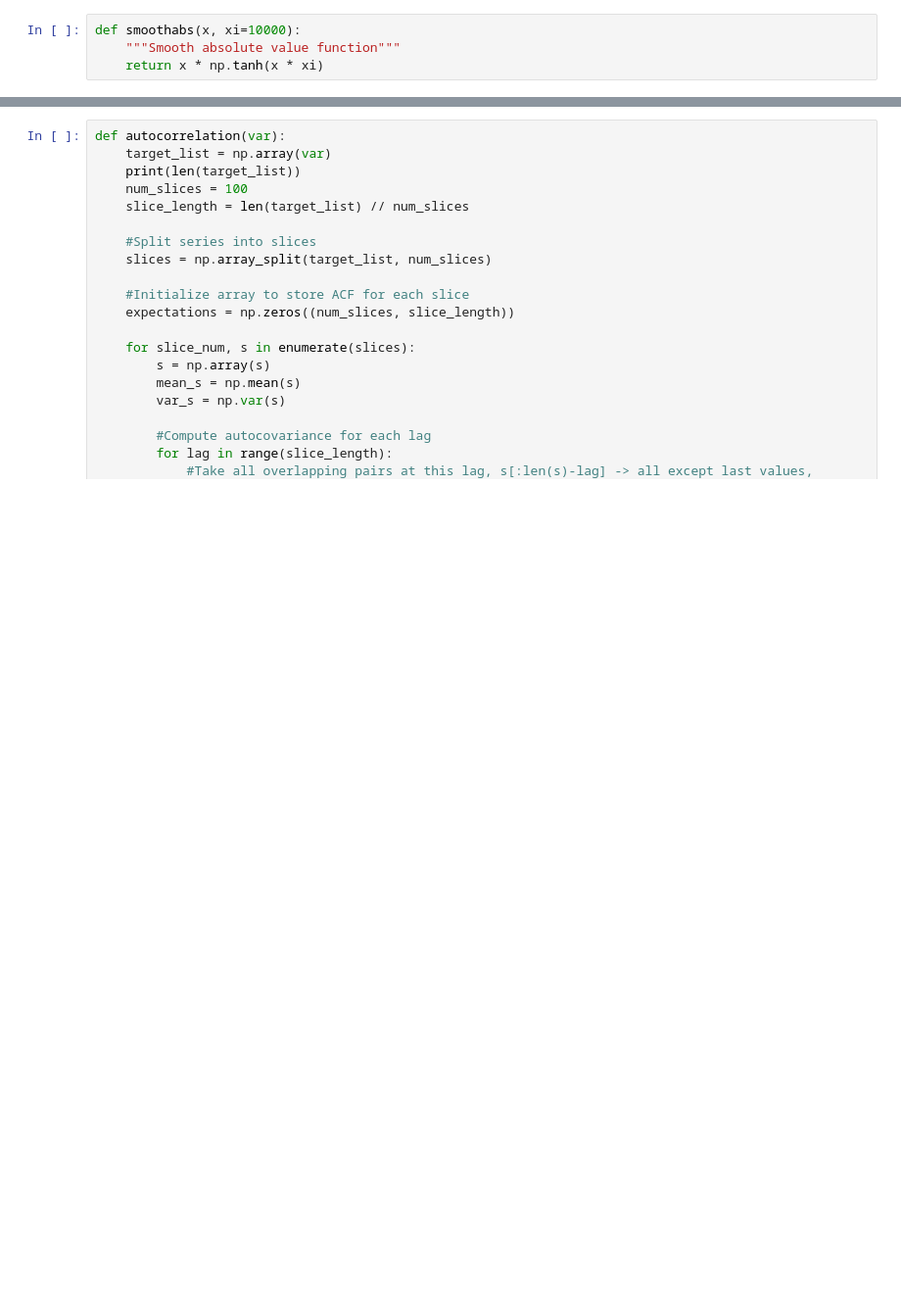
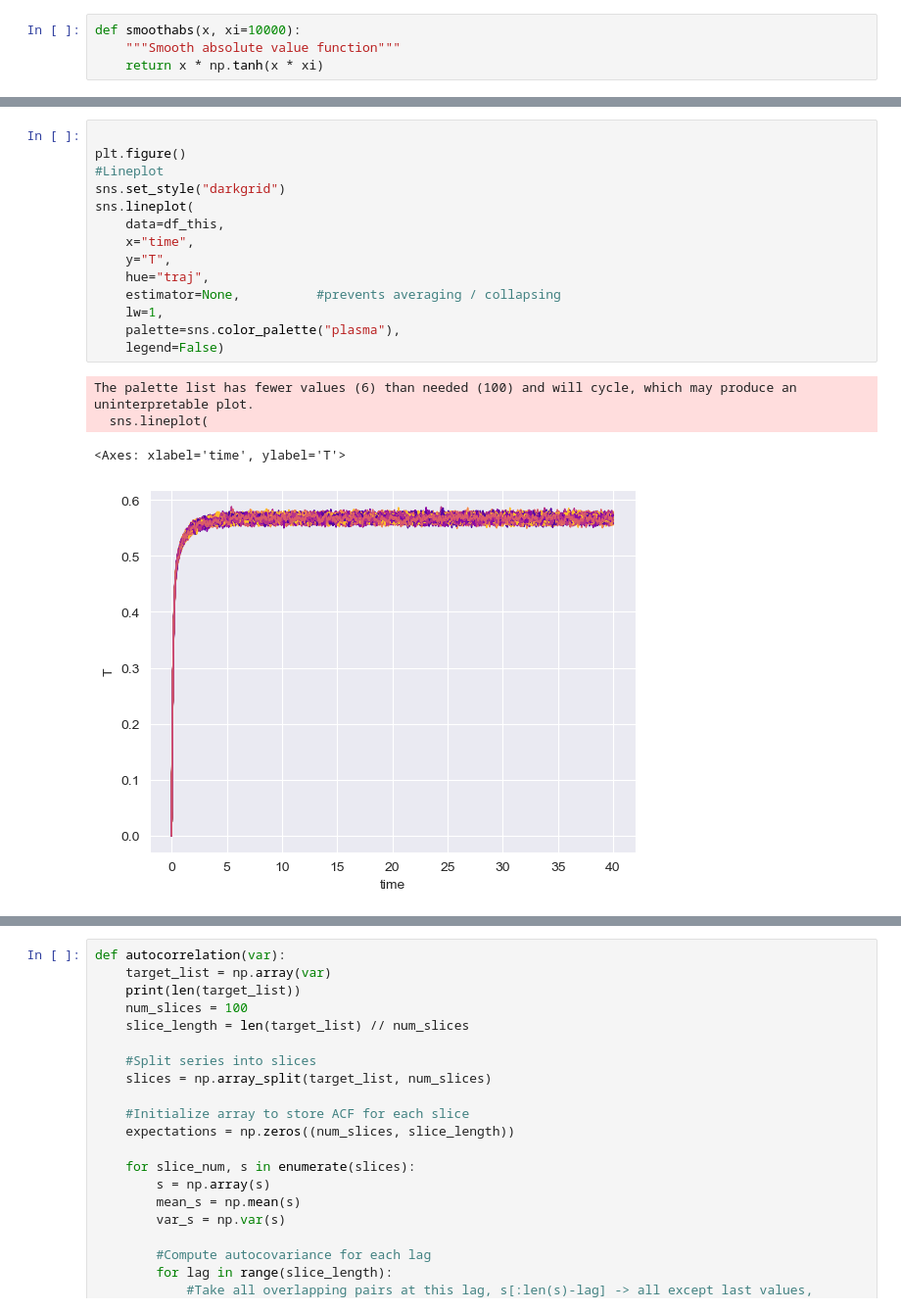
Before and after one commit to amethystaurora-robo/EWS_Gottwald, a Jupyter notebook: code/SDE.ipynb, the cells around one changed output, grey strips where cells are left out. Shown at 98% size. Cells and saved outputs as stored; diff of their text form; blank space fills up the shorter version.

```diff
--- a/code/SDE.ipynb
+++ b/code/SDE.ipynb
@@ -106,0 +243,19 @@ plt.show()
+# %%
+
+plt.figure()
+#Lineplot
+sns.set_style("darkgrid")
+sns.lineplot(
+    data=df_this,
+    x="time",
+    y="T",
+    hue="traj",
+    estimator=None,          #prevents averaging / collapsing
+    lw=1,
+    palette=sns.color_palette("plasma"),
+    legend=False)
+# %% [output]
+The palette list has fewer values (6) than needed (100) and will cycle, which may produce an uninterpretable plot.
+  sns.lineplot(
+<Axes: xlabel='time', ylabel='T'>
+[figure, added]
```
Also changed, not shown: parts of 15 cells of this notebook, 2 other files.
